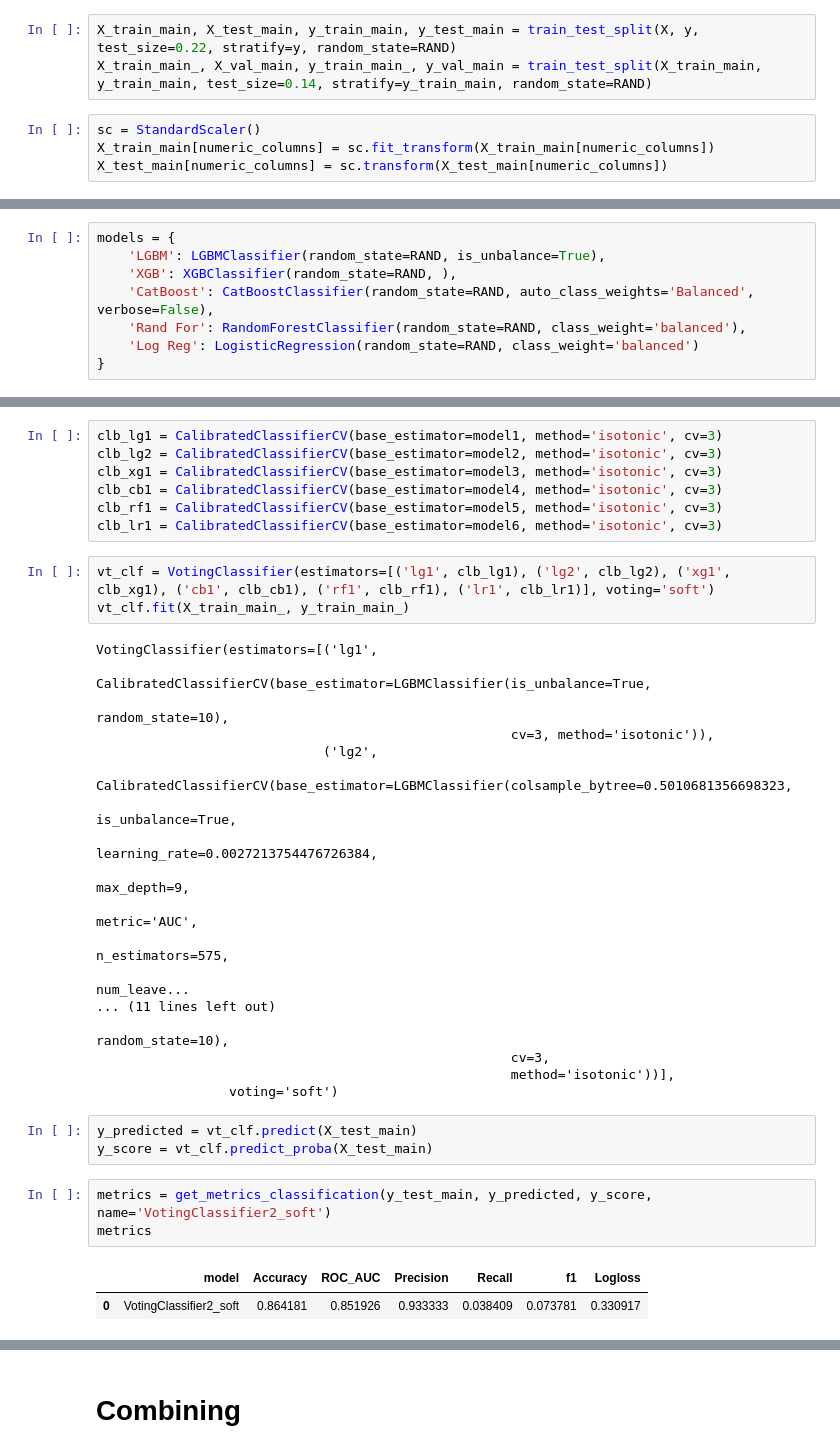
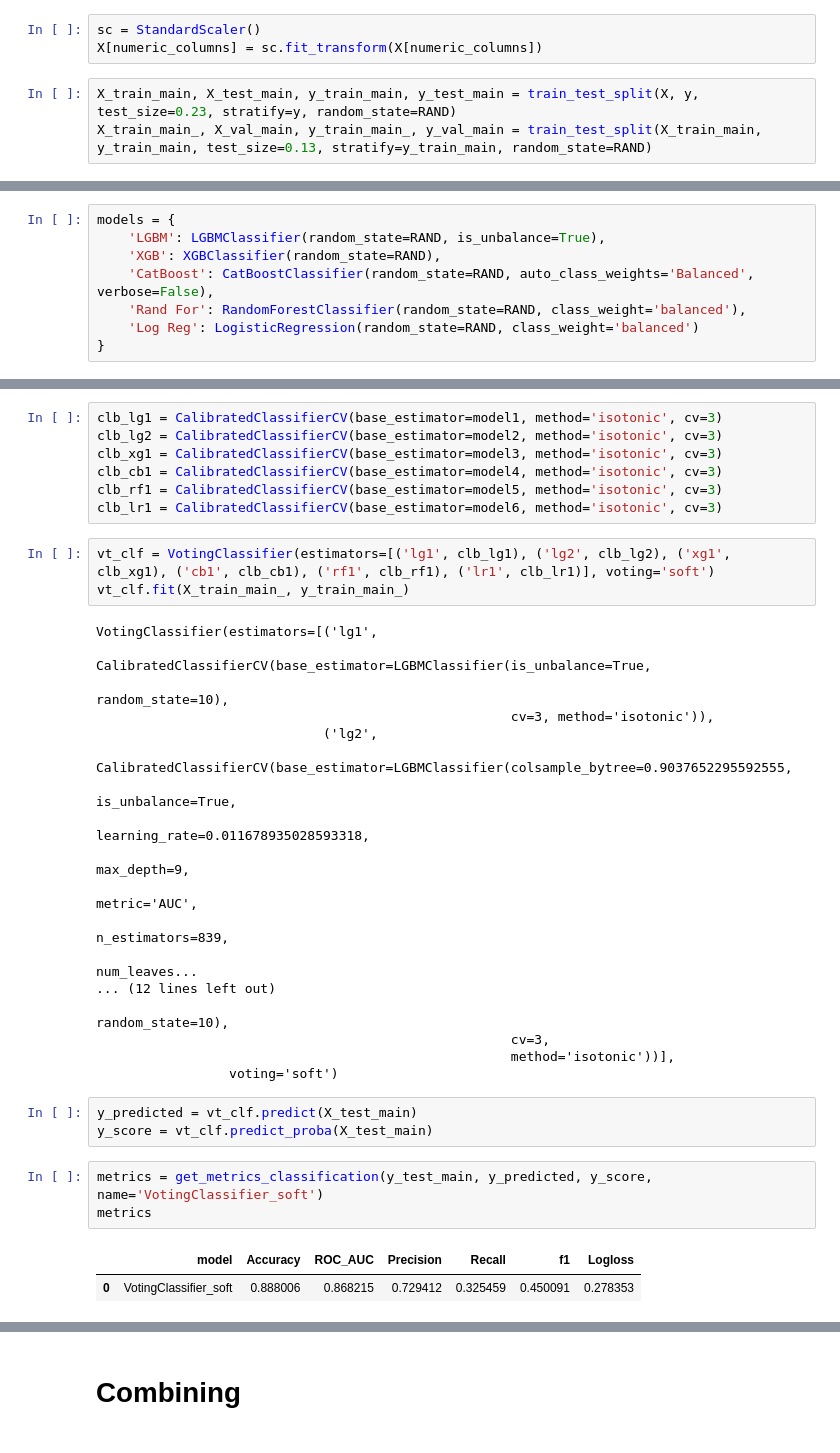
Before and after one commit to NaumovGerman/Projects, a Jupyter notebook: affrica_fin_final.ipynb, the cells around one changed output, grey strips where cells are left out. Drawn from its saved outputs; the diff is of its cells as text.

```diff
--- a/affrica_fin_final.ipynb
+++ b/affrica_fin_final.ipynb
@@ -208,7 +279,6 @@ category_columns = X.select_dtypes('object').columns.to_list()
+# %%
+sc = StandardScaler()
+X[numeric_columns] = sc.fit_transform(X[numeric_columns])
 # %%
-X_train_main, X_test_main, y_train_main, y_test_main = train_test_split(X, y, test_size=0.22, stratify=y, random_state=RAND)
-X_train_main_, X_val_main, y_train_main_, y_val_main = train_test_split(X_train_main, y_train_main, test_size=0.14, stratify=y_train_main, random_state=RAND)
+X_train_main, X_test_main, y_train_main, y_test_main = train_test_split(X, y, test_size=0.23, stratify=y, random_state=RAND)
+X_train_main_, X_val_main, y_train_main_, y_val_main = train_test_split(X_train_main, y_train_main, test_size=0.13, stratify=y_train_main, random_state=RAND)
-# %%
-sc = StandardScaler()
-X_train_main[numeric_columns] = sc.fit_transform(X_train_main[numeric_columns])
-X_test_main[numeric_columns] = sc.transform(X_test_main[numeric_columns])
@@ -240,7 +287,7 @@ metrics
 # %%
 models = {
     'LGBM': LGBMClassifier(random_state=RAND, is_unbalance=True),
-    'XGB': XGBClassifier(random_state=RAND, ),
+    'XGB': XGBClassifier(random_state=RAND),
     'CatBoost': CatBoostClassifier(random_state=RAND, auto_class_weights='Balanced', verbose=False),
     'Rand For': RandomForestClassifier(random_state=RAND, class_weight='balanced'),
     'Log Reg': LogisticRegression(random_state=RAND, class_weight='balanced')
@@ -848,14 +853,14 @@ VotingClassifier(estimators=[('lg1',
                                                                                    random_state=10),
                                                      cv=3, method='isotonic')),
                              ('lg2',
-                              CalibratedClassifierCV(base_estimator=LGBMClassifier(colsample_bytree=0.5010681356698323,
+                              CalibratedClassifierCV(base_estimator=LGBMClassifier(colsample_bytree=0.9037652295592555,
                                                                                    is_unbalance=True,
-                                                                                   learning_rate=0.0027213754476726384,
+                                                                                   learning_rate=0.011678935028593318,
                                                                                    max_depth=9,
                                                                                    metric='AUC',
-                                                                                   n_estimators=575,
-                                                                                   num_leave...
-... (11 lines left out)
+                                                                                   n_estimators=839,
+                                                                                   num_leaves...
+... (12 lines left out)
                                                                                        random_state=10),
                                                      cv=3,
                                                      method='isotonic'))],
@@ -864,11 +869,11 @@ VotingClassifier(estimators=[('lg1',
 y_predicted = vt_clf.predict(X_test_main)
 y_score = vt_clf.predict_proba(X_test_main)
 # %%
-metrics = get_metrics_classification(y_test_main, y_predicted, y_score, name='VotingClassifier2_soft')
+metrics = get_metrics_classification(y_test_main, y_predicted, y_score, name='VotingClassifier_soft')
 metrics
 # %% [output]
 |  | model | Accuracy | ROC_AUC | Precision | Recall | f1 | Logloss |
-| 0 | VotingClassifier2_soft | 0.864181 | 0.851926 | 0.933333 | 0.038409 | 0.073781 | 0.330917 |
+| 0 | VotingClassifier_soft | 0.888006 | 0.868215 | 0.729412 | 0.325459 | 0.450091 | 0.278353 |
 # %%
 check_overfitting(model=vt_clf, X_train=X_train_main_, X_test=X_test_main, y_train=y_train_main_, y_test=y_test_main, metric_fun=roc_auc_score)
 # %% [output]
```
Also changed, not shown: parts of 82 cells of this notebook.
